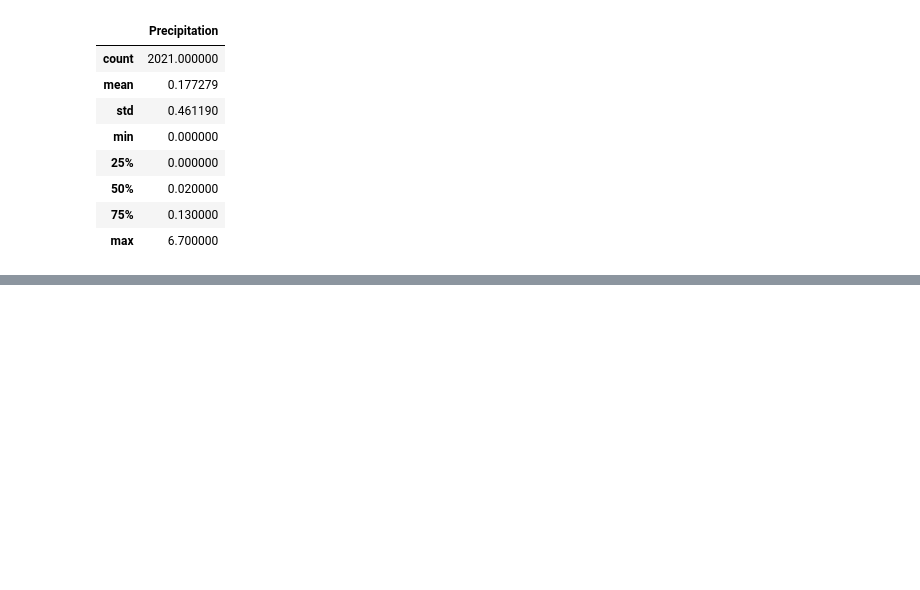
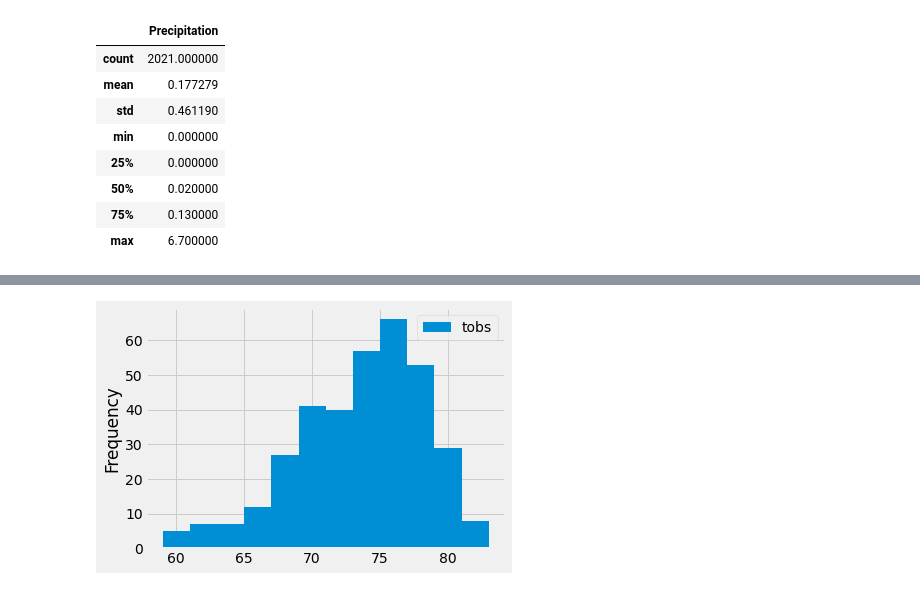
Before and after one commit to alexyang1818/bootcamp9_SQLite, a Jupyter notebook: 9_repo_test.ipynb, the cells around one changed output, grey strips where cells are left out. Saved outputs shown, nothing was run; the diff lists cells and outputs as text; code cells hidden in the pictures; blank space fills up the shorter version.

```diff
--- a/9_repo_test.ipynb
+++ b/9_repo_test.ipynb
@@ -157,0 +186,7 @@ df.describe()
+# %%
+# create a plot that shows all of the temperature in a given year for the station with the highest number of temp observations
+
+results = session.query(Measurement.tobs).\
+    filter(Measurement.station == 'USC00519281').\
+    filter(Measurement.date >= prev_year).all()
+print(results)
@@ -157,0 +195,5 @@ df.describe()
+# %%
+# put the above dataset into a Dataframe
+
+df = pd.DataFrame(results, columns=['tobs'])
+df
@@ -157,0 +214,7 @@ df.describe()
+# %%
+# create a histogram
+
+df.plot.hist(bins=12)
+plt.tight_layout() # can compress the x-axis labels so that they fit into the box holding the plot
+# %% [output]
+[figure, added]
```
Also changed, not shown: parts of 5 cells of this notebook.
